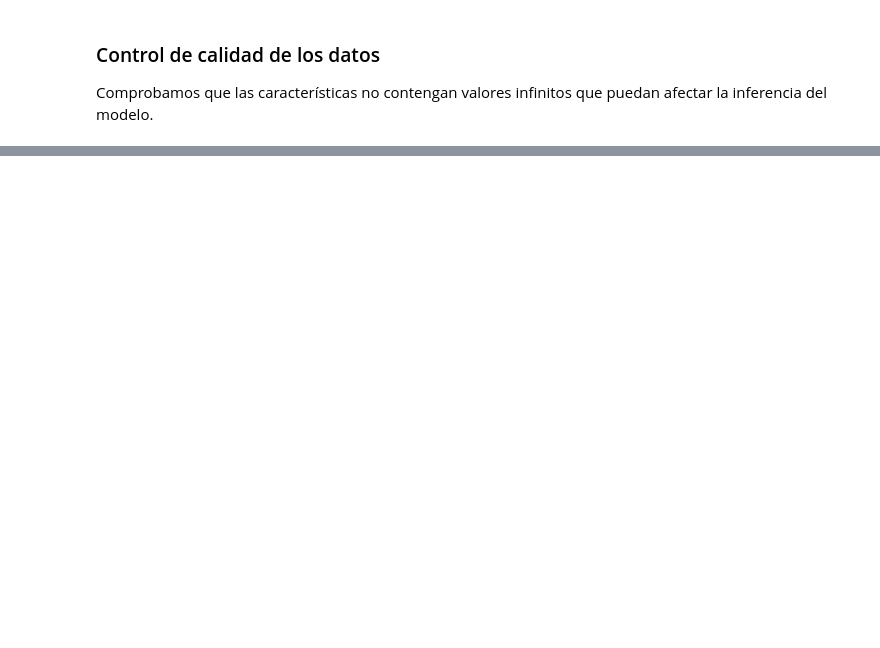
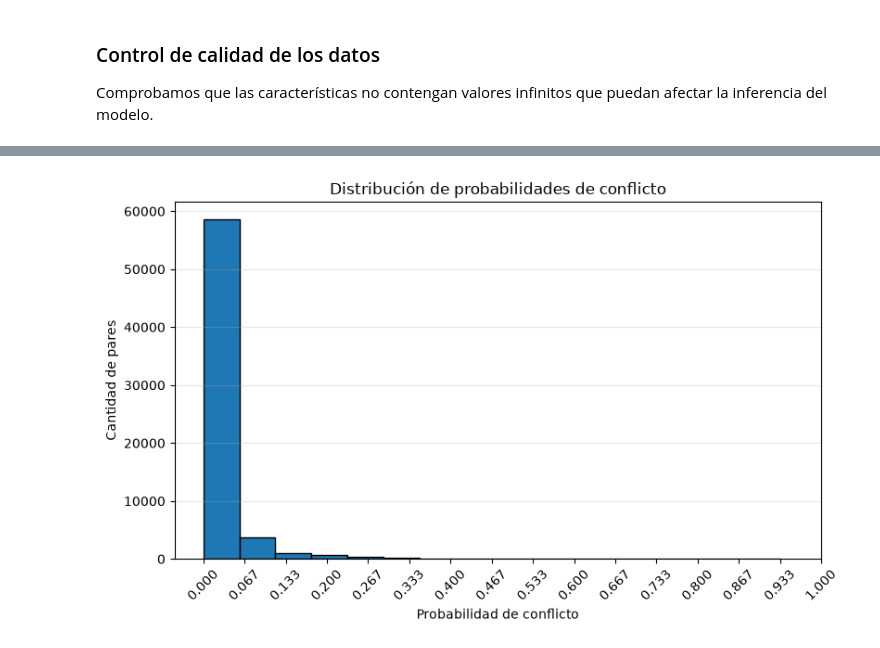
Before and after one commit to tooni-go/Tp-Grafos-ML, a Jupyter notebook: notebooks/Test_modelo_ML.ipynb, the cells around one changed output, grey strips where cells are left out. Drawn from its saved outputs; the diff is of its cells as text; code cells hidden in the pictures; blank space fills up the shorter version.

```diff
--- a/notebooks/Test_modelo_ML.ipynb
+++ b/notebooks/Test_modelo_ML.ipynb
@@ -91,0 +145,9 @@ print("Valores infinitos:", valores_infinitos)
+# %%
+probabilidades = model.predict_proba(X_test)[:, 1]
+
+print("Cantidad de predicciones:", len(probabilidades))
+print("Probabilidad mínima:", probabilidades.min())
+print("Probabilidad máxima:", probabilidades.max())
+
+print("\nPrimeras 20 probabilidades:")
+print(probabilidades[:20])
@@ -91,0 +164,12 @@ print("Valores infinitos:", valores_infinitos)
+# %%
+
+plt.figure(figsize=(9, 5))
+plt.hist(probabilidades, bins=16, edgecolor="black")
+plt.title("Distribución de probabilidades de conflicto")
+plt.xlabel("Probabilidad de conflicto")
+plt.ylabel("Cantidad de pares")
+plt.xticks(np.arange(0, 1.01, 1/15), rotation=45)
+plt.grid(axis="y", alpha=0.3)
+plt.show()
+# %% [output]
+[figure, added]
```
Also changed, not shown: parts of 21 cells of this notebook, 1 other file.
